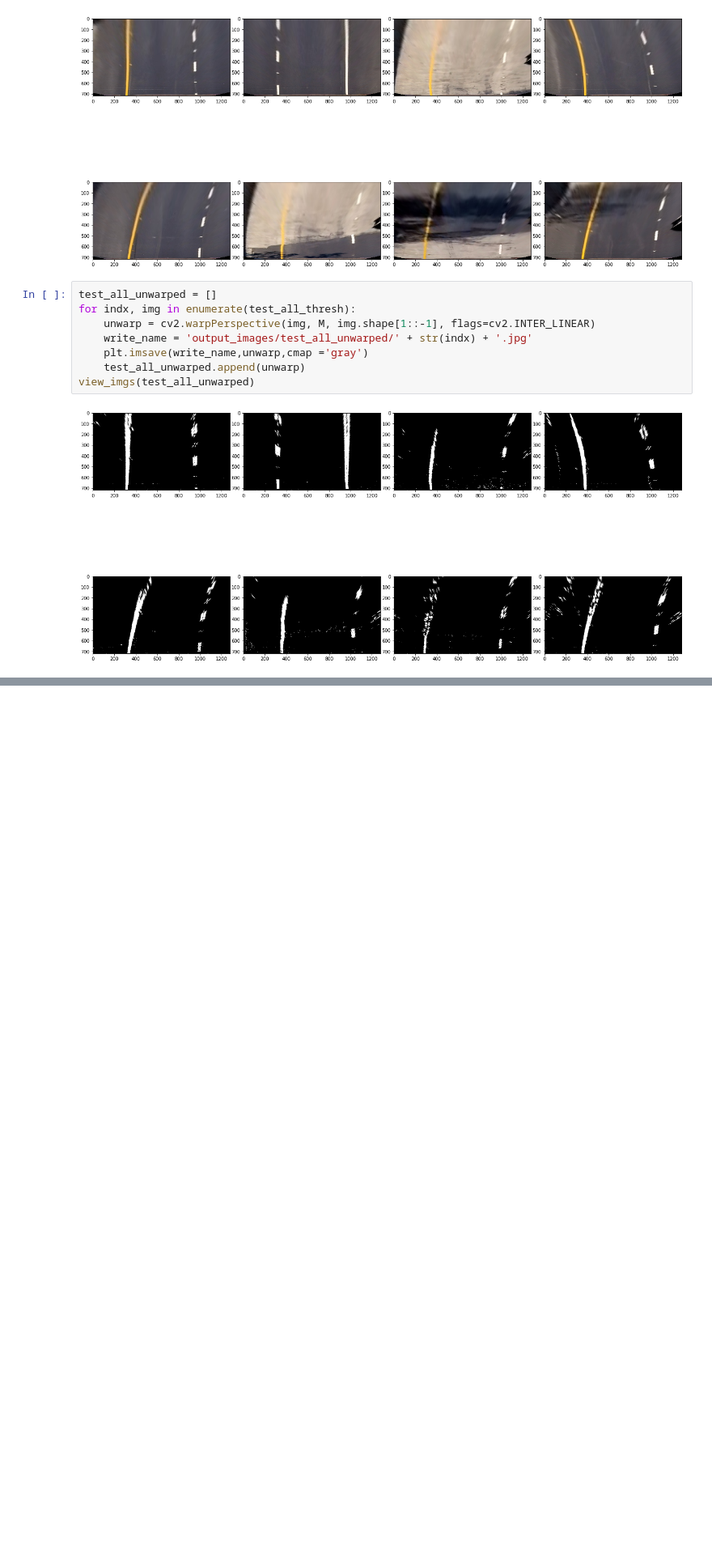
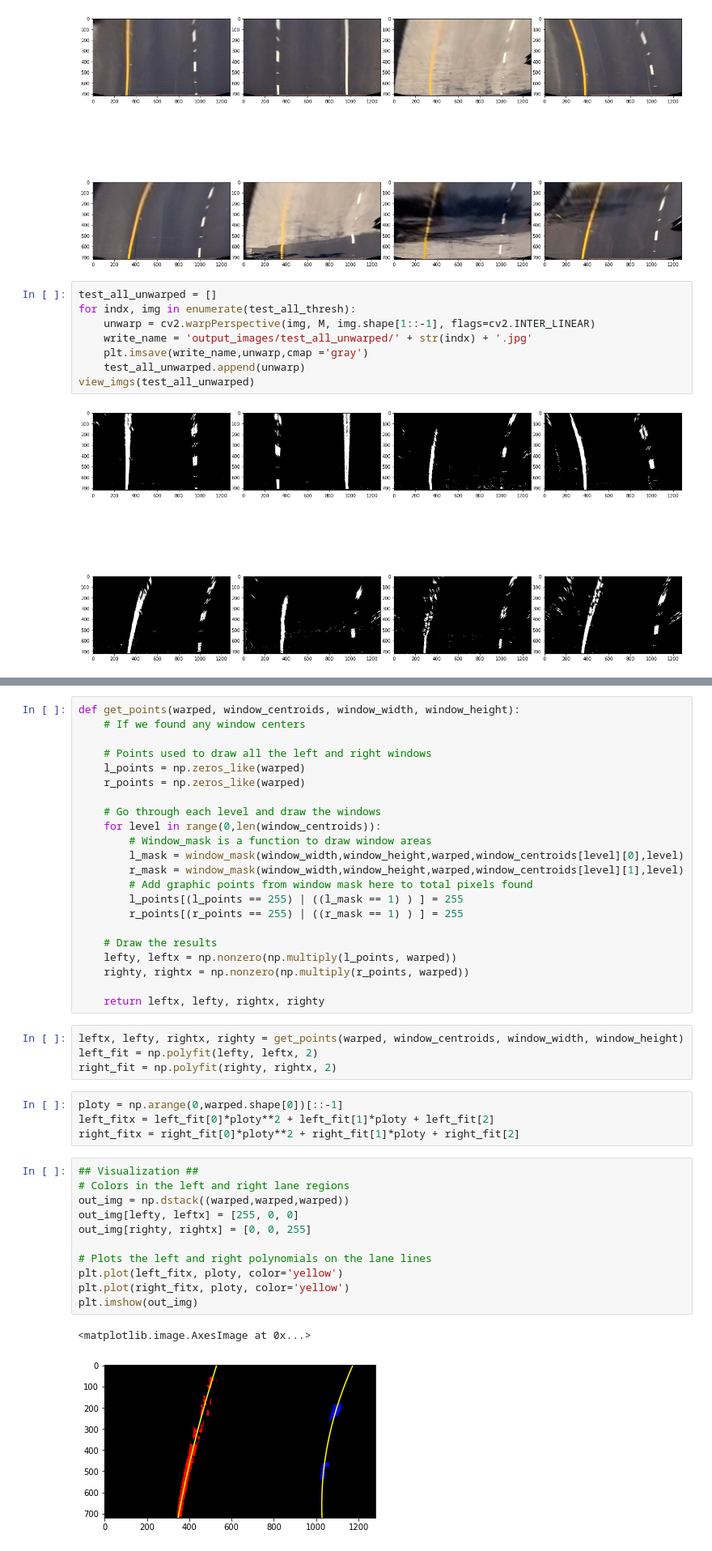
Before and after one commit to Aladdin95/CarND-Advanced-Lane-Lines, a Jupyter notebook: Advanced Lane Finding.ipynb, the cells around one changed output, grey strips where cells are left out. Shown at 81% size. Drawn from its saved outputs; the diff is of its cells as text; blank space fills up the shorter version.

```diff
--- a/Advanced Lane Finding.ipynb
+++ b/Advanced Lane Finding.ipynb
@@ -179,0 +271,44 @@ view_imgs(test_all_unwarped)
+# %%
+def get_points(warped, window_centroids, window_width, window_height):
+    # If we found any window centers
+
+    # Points used to draw all the left and right windows
+    l_points = np.zeros_like(warped)
+    r_points = np.zeros_like(warped)
+
+    # Go through each level and draw the windows
+    for level in range(0,len(window_centroids)):
+        # Window_mask is a function to draw window areas
+        l_mask = window_mask(window_width,window_height,warped,window_centroids[level][0],level)
+        r_mask = window_mask(window_width,window_height,warped,window_centroids[level][1],level)
+        # Add graphic points from window mask here to total pixels found
+        l_points[(l_points == 255) | ((l_mask == 1) ) ] = 255
+        r_points[(r_points == 255) | ((r_mask == 1) ) ] = 255
+
+    # Draw the results
+    lefty, leftx = np.nonzero(np.multiply(l_points, warped))
+    righty, rightx = np.nonzero(np.multiply(r_points, warped))
+
+    return leftx, lefty, rightx, righty
+# %%
+leftx, lefty, rightx, righty = get_points(warped, window_centroids, window_width, window_height)
+left_fit = np.polyfit(lefty, leftx, 2)
+right_fit = np.polyfit(righty, rightx, 2)
+# %%
+ploty = np.arange(0,warped.shape[0])[::-1]
+left_fitx = left_fit[0]*ploty**2 + left_fit[1]*ploty + left_fit[2]
+right_fitx = right_fit[0]*ploty**2 + right_fit[1]*ploty + right_fit[2]
+# %%
+## Visualization ##
+# Colors in the left and right lane regions
+out_img = np.dstack((warped,warped,warped))
+out_img[lefty, leftx] = [255, 0, 0]
+out_img[righty, rightx] = [0, 0, 255]
+
+# Plots the left and right polynomials on the lane lines
+plt.plot(left_fitx, ploty, color='yellow')
+plt.plot(right_fitx, ploty, color='yellow')
+plt.imshow(out_img)
+# %% [output]
+<matplotlib.image.AxesImage at 0x...>
+[figure, added]
```
Also changed, not shown: parts of 9 cells of this notebook, 1 other file.
